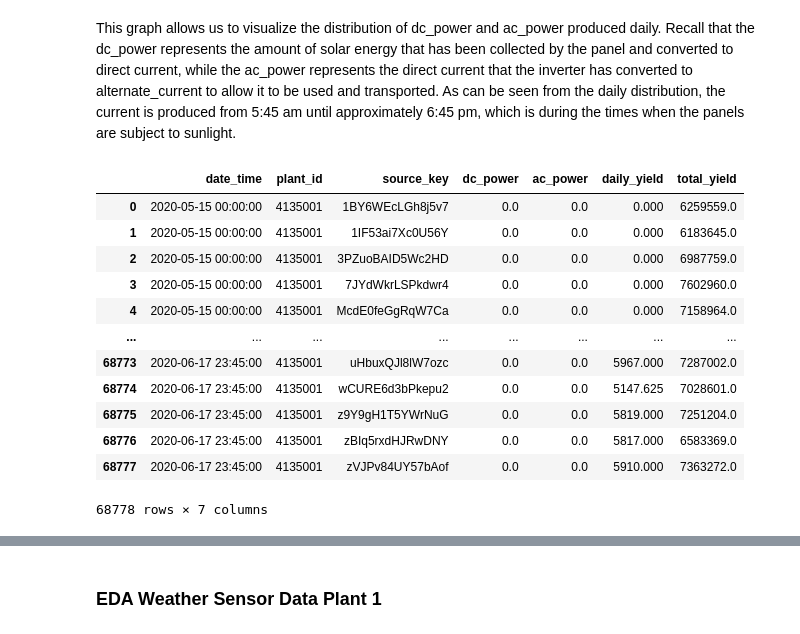
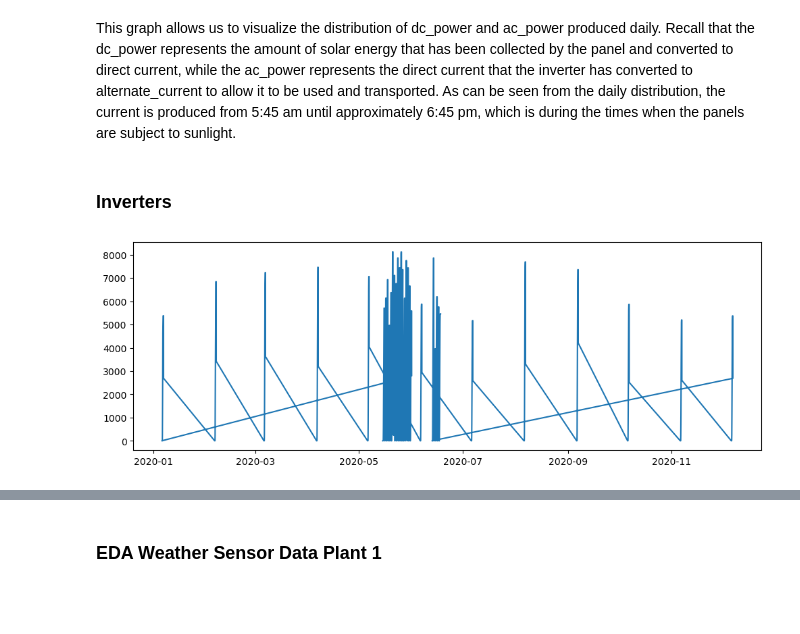
Before and after one commit to Christian-Braga/energy_forecast_ML, a Jupyter notebook: Chris_test_py.ipynb, the cells around one changed output, grey strips where cells are left out. Cells and saved outputs as stored; diff of their text form; code cells hidden in the pictures; blank space fills up the shorter version.

Commit message:
daily_yield analisi + bozze prossime analisi

```diff
--- a/Chris_test_py.ipynb
+++ b/Chris_test_py.ipynb
@@ -156,5 +189,5 @@ dtype('<M8[ns]')
 # %%
 #source_key
-p1_invertes = p1_gen_df['source_key'].value_counts().index
+p1_invertes = list(p1_gen_df['source_key'].value_counts().index)
 p1_invertes
 # %% [output]
@@ -172,3 +215,5 @@ The Plant 1 is composed by 22 inversters which we have observations over time, t
+# %%
+p1_gen_df['source_key'] = p1_gen_df['source_key'].astype(str)
 # %% [markdown]
 Plotting the Histograms of the features:
 # %%
@@ -237,19 +282,14 @@ daily_dc_ac_distribution()
 [figure]
 # %% [markdown]
 This graph allows us to visualize the distribution of dc_power and ac_power produced daily. Recall that the dc_power represents the amount of solar energy that has been collected by the panel and converted to direct current, while the ac_power represents the direct current that the inverter has converted to alternate_current to allow it to be used and transported. As can be seen from the daily distribution, the current is produced from 5:45 am until approximately 6:45 pm, which is during the times when the panels are subject to sunlight.
-# %%
-p1_gen_df
-# %% [output]
-|  | date_time | plant_id | source_key | dc_power | ac_power | daily_yield | total_yield |
-| 0 | 2020-05-15 00:00:00 | 4135001 | 1BY6WEcLGh8j5v7 | 0.0 | 0.0 | 0.000 | 6259559.0 |
-| 1 | 2020-05-15 00:00:00 | 4135001 | 1IF53ai7Xc0U56Y | 0.0 | 0.0 | 0.000 | 6183645.0 |
-| 2 | 2020-05-15 00:00:00 | 4135001 | 3PZuoBAID5Wc2HD | 0.0 | 0.0 | 0.000 | 6987759.0 |
-| 3 | 2020-05-15 00:00:00 | 4135001 | 7JYdWkrLSPkdwr4 | 0.0 | 0.0 | 0.000 | 7602960.0 |
-| 4 | 2020-05-15 00:00:00 | 4135001 | McdE0feGgRqW7Ca | 0.0 | 0.0 | 0.000 | 7158964.0 |
-| ... | ... | ... | ... | ... | ... | ... | ... |
-| 68773 | 2020-06-17 23:45:00 | 4135001 | uHbuxQJl8lW7ozc | 0.0 | 0.0 | 5967.000 | 7287002.0 |
-| 68774 | 2020-06-17 23:45:00 | 4135001 | wCURE6d3bPkepu2 | 0.0 | 0.0 | 5147.625 | 7028601.0 |
-| 68775 | 2020-06-17 23:45:00 | 4135001 | z9Y9gH1T5YWrNuG | 0.0 | 0.0 | 5819.000 | 7251204.0 |
-| 68776 | 2020-06-17 23:45:00 | 4135001 | zBIq5rxdHJRwDNY | 0.0 | 0.0 | 5817.000 | 6583369.0 |
-| 68777 | 2020-06-17 23:45:00 | 4135001 | zVJPv84UY57bAof | 0.0 | 0.0 | 5910.000 | 7363272.0 |
-68778 rows × 7 columns
+# %% [markdown]
+<h3>Inverters</h3>
+# %%
+#for each inverter plot is daily yield ossia la sua produzione di energia
+#questo lavoro deve essere fatto solo per alcuni giorni per i quali si nota qualocosa di strano altrimenti poco utile
+plt.figure(figsize=(12,4))
+ff = p1_gen_df[p1_gen_df['source_key'] == p1_invertes[0]]
+plt.plot(ff['date_time'],ff['daily_yield'])
+plt.show()
+# %% [output]
+[figure, added]
```
Also changed, not shown: parts of 19 cells of this notebook.
